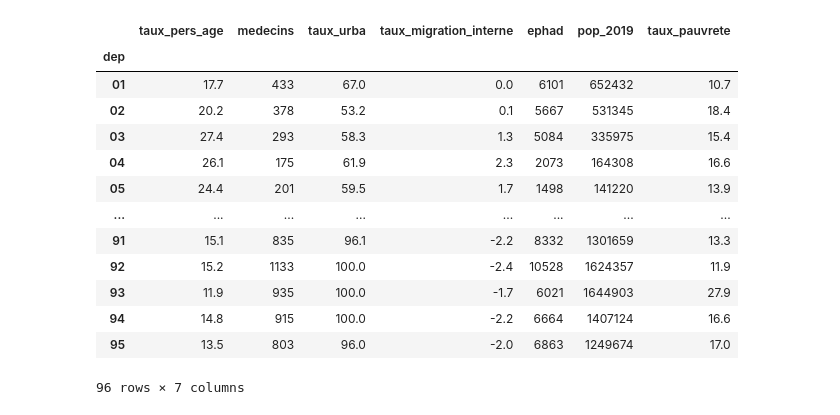
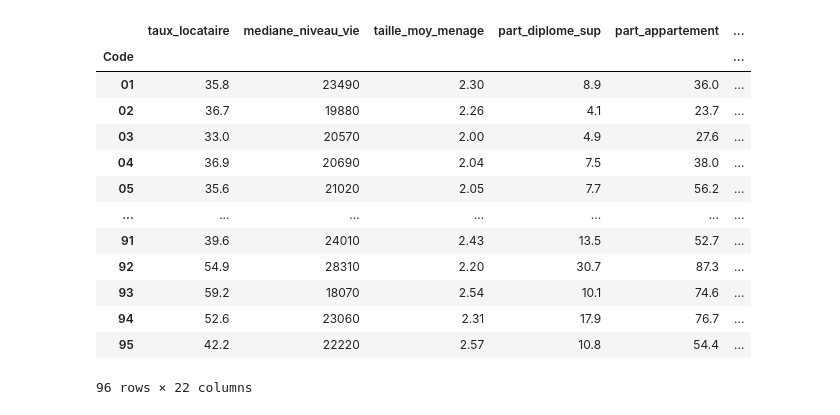
Before and after one commit to josephmosse/projet_econometrie, a Jupyter notebook: viellesse.ipynb, the cells around one changed output. Cells and saved outputs as stored; diff of their text form; code cells hidden in the pictures.

```diff
--- a/viellesse.ipynb
+++ b/viellesse.ipynb
@@ -1,32 +1,34 @@
 # %%
 import math
 import pandas as pd
 import numpy as np
 import matplotlib.pyplot as plt
 import statsmodels.api as sm
 from statsmodels.stats.outliers_influence import variance_inflation_factor
 import statsmodels.formula.api as smf
-from itertools import combinations
+import itertools
 import seaborn as sns
+import time
 
-data = pd.read_csv('Book1.csv', index_col='dep')
+data = pd.read_csv('Book1.csv', index_col='Code',usecols=[''])
 
+#data['medecin'] = data['medecin']/100
 display(data)
 # %% [output]
-|  | taux_pers_age | medecins | taux_urba | taux_migration_interne | ephad | pop_2019 | taux_pauvrete |
-| dep |  |  |  |  |  |  |  |
-| 01 | 17.7 | 433 | 67.0 | 0.0 | 6101 | 652432 | 10.7 |
-| 02 | 20.2 | 378 | 53.2 | 0.1 | 5667 | 531345 | 18.4 |
-| 03 | 27.4 | 293 | 58.3 | 1.3 | 5084 | 335975 | 15.4 |
-| 04 | 26.1 | 175 | 61.9 | 2.3 | 2073 | 164308 | 16.6 |
-| 05 | 24.4 | 201 | 59.5 | 1.7 | 1498 | 141220 | 13.9 |
-| ... | ... | ... | ... | ... | ... | ... | ... |
-| 91 | 15.1 | 835 | 96.1 | -2.2 | 8332 | 1301659 | 13.3 |
-| 92 | 15.2 | 1133 | 100.0 | -2.4 | 10528 | 1624357 | 11.9 |
-| 93 | 11.9 | 935 | 100.0 | -1.7 | 6021 | 1644903 | 27.9 |
-| 94 | 14.8 | 915 | 100.0 | -2.2 | 6664 | 1407124 | 16.6 |
-| 95 | 13.5 | 803 | 96.0 | -2.0 | 6863 | 1249674 | 17.0 |
+|  | taux_locataire | mediane_niveau_vie | taille_moy_menage | part_diplome_sup | part_appartement | ... |
+| Code |  |  |  |  |  | ... |
+| 01 | 35.8 | 23490 | 2.30 | 8.9 | 36.0 | ... |
+| 02 | 36.7 | 19880 | 2.26 | 4.1 | 23.7 | ... |
+| 03 | 33.0 | 20570 | 2.00 | 4.9 | 27.6 | ... |
+| 04 | 36.9 | 20690 | 2.04 | 7.5 | 38.0 | ... |
+| 05 | 35.6 | 21020 | 2.05 | 7.7 | 56.2 | ... |
+| ... | ... | ... | ... | ... | ... | ... |
+| 91 | 39.6 | 24010 | 2.43 | 13.5 | 52.7 | ... |
+| 92 | 54.9 | 28310 | 2.20 | 30.7 | 87.3 | ... |
+| 93 | 59.2 | 18070 | 2.54 | 10.1 | 74.6 | ... |
+| 94 | 52.6 | 23060 | 2.31 | 17.9 | 76.7 | ... |
+| 95 | 42.2 | 22220 | 2.57 | 10.8 | 54.4 | ... |
-96 rows × 7 columns
+96 rows × 22 columns
 # %%
 # Matrice de corrélation
 corr = data.corr()
```
Also changed, not shown: parts of 5 cells of this notebook.
